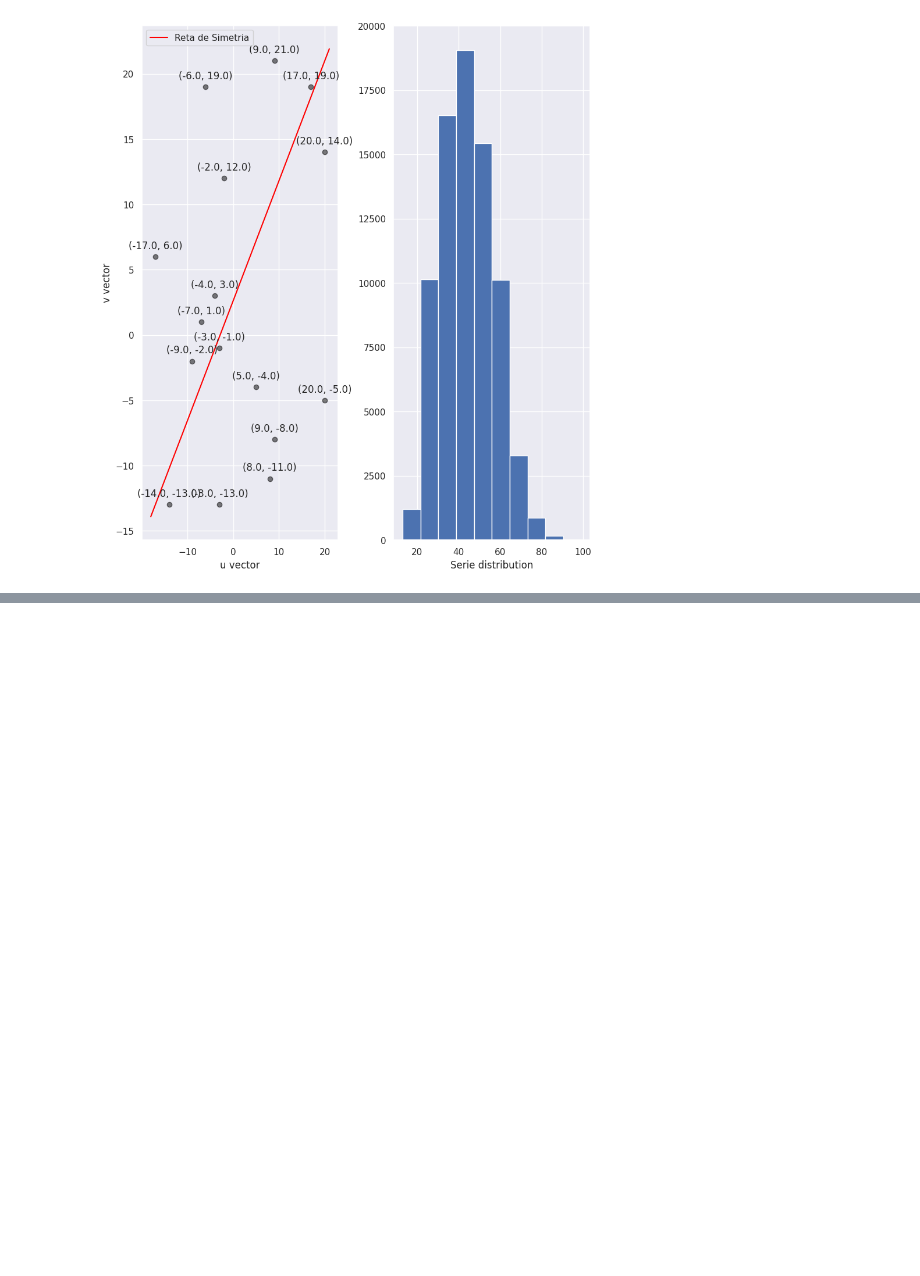
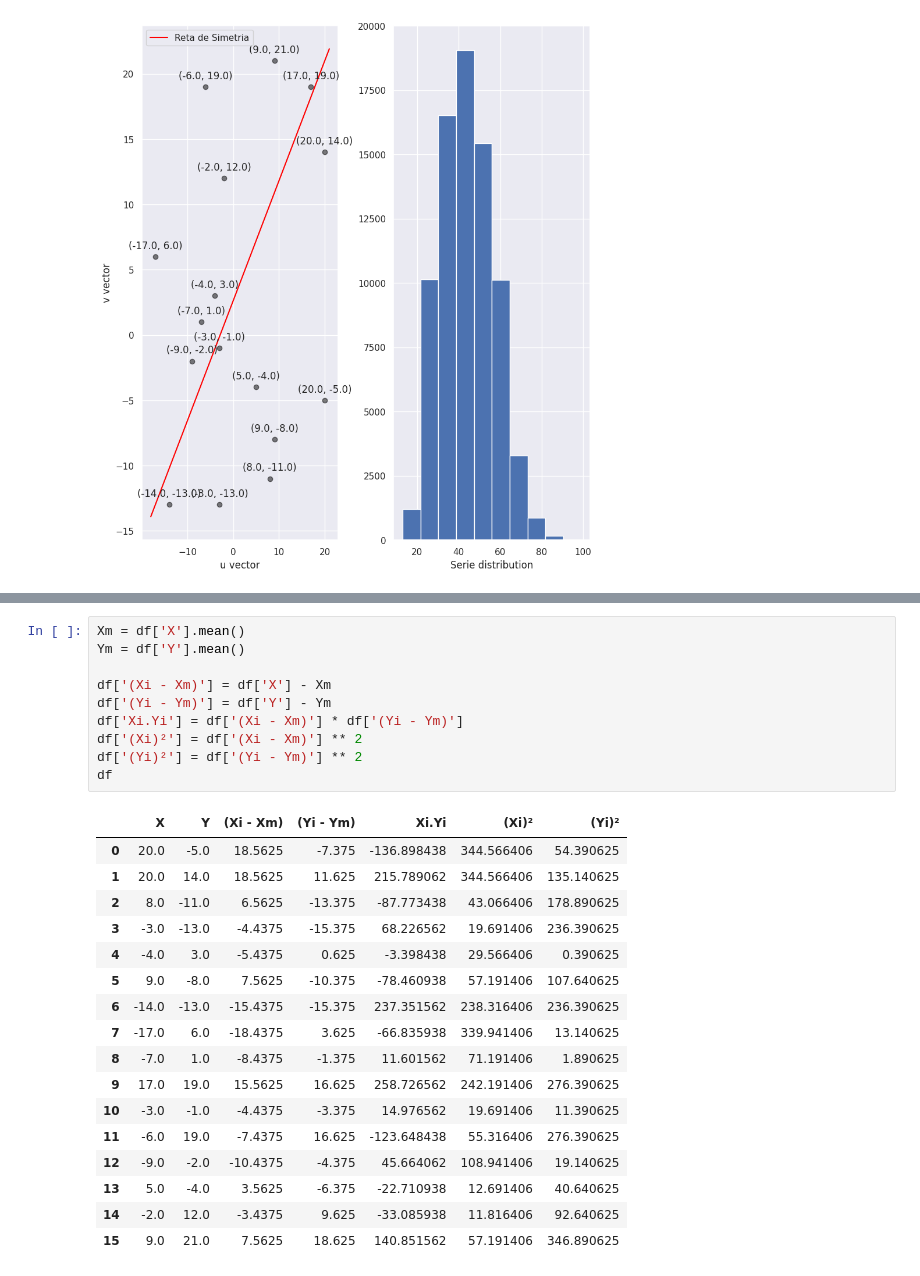
Before and after one commit to cantaruttim/Rotinas, a Jupyter notebook: estudos.ipynb, the cells around one changed output, grey strips where cells are left out. Drawn from its saved outputs; the diff is of its cells as text; blank space fills up the shorter version.

```diff
--- a/estudos.ipynb
+++ b/estudos.ipynb
@@ -165,0 +179,28 @@ plotting_similarity(u, v);
+# %%
+Xm = df['X'].mean()
+Ym = df['Y'].mean()
+
+df['(Xi - Xm)'] = df['X'] - Xm
+df['(Yi - Ym)'] = df['Y'] - Ym
+df['Xi.Yi'] = df['(Xi - Xm)'] * df['(Yi - Ym)']
+df['(Xi)²'] = df['(Xi - Xm)'] ** 2
+df['(Yi)²'] = df['(Yi - Ym)'] ** 2
+df
+# %% [output]
+|  | X | Y | (Xi - Xm) | (Yi - Ym) | Xi.Yi | (Xi)² | (Yi)² |
+| 0 | 20.0 | -5.0 | 18.5625 | -7.375 | -136.898438 | 344.566406 | 54.390625 |
+| 1 | 20.0 | 14.0 | 18.5625 | 11.625 | 215.789062 | 344.566406 | 135.140625 |
+| 2 | 8.0 | -11.0 | 6.5625 | -13.375 | -87.773438 | 43.066406 | 178.890625 |
+| 3 | -3.0 | -13.0 | -4.4375 | -15.375 | 68.226562 | 19.691406 | 236.390625 |
+| 4 | -4.0 | 3.0 | -5.4375 | 0.625 | -3.398438 | 29.566406 | 0.390625 |
+| 5 | 9.0 | -8.0 | 7.5625 | -10.375 | -78.460938 | 57.191406 | 107.640625 |
+| 6 | -14.0 | -13.0 | -15.4375 | -15.375 | 237.351562 | 238.316406 | 236.390625 |
+| 7 | -17.0 | 6.0 | -18.4375 | 3.625 | -66.835938 | 339.941406 | 13.140625 |
+| 8 | -7.0 | 1.0 | -8.4375 | -1.375 | 11.601562 | 71.191406 | 1.890625 |
+| 9 | 17.0 | 19.0 | 15.5625 | 16.625 | 258.726562 | 242.191406 | 276.390625 |
+| 10 | -3.0 | -1.0 | -4.4375 | -3.375 | 14.976562 | 19.691406 | 11.390625 |
+| 11 | -6.0 | 19.0 | -7.4375 | 16.625 | -123.648438 | 55.316406 | 276.390625 |
+| 12 | -9.0 | -2.0 | -10.4375 | -4.375 | 45.664062 | 108.941406 | 19.140625 |
+| 13 | 5.0 | -4.0 | 3.5625 | -6.375 | -22.710938 | 12.691406 | 40.640625 |
+| 14 | -2.0 | 12.0 | -3.4375 | 9.625 | -33.085938 | 11.816406 | 92.640625 |
+| 15 | 9.0 | 21.0 | 7.5625 | 18.625 | 140.851562 | 57.191406 | 346.890625 |
```
Also changed, not shown: parts of 19 cells of this notebook.
